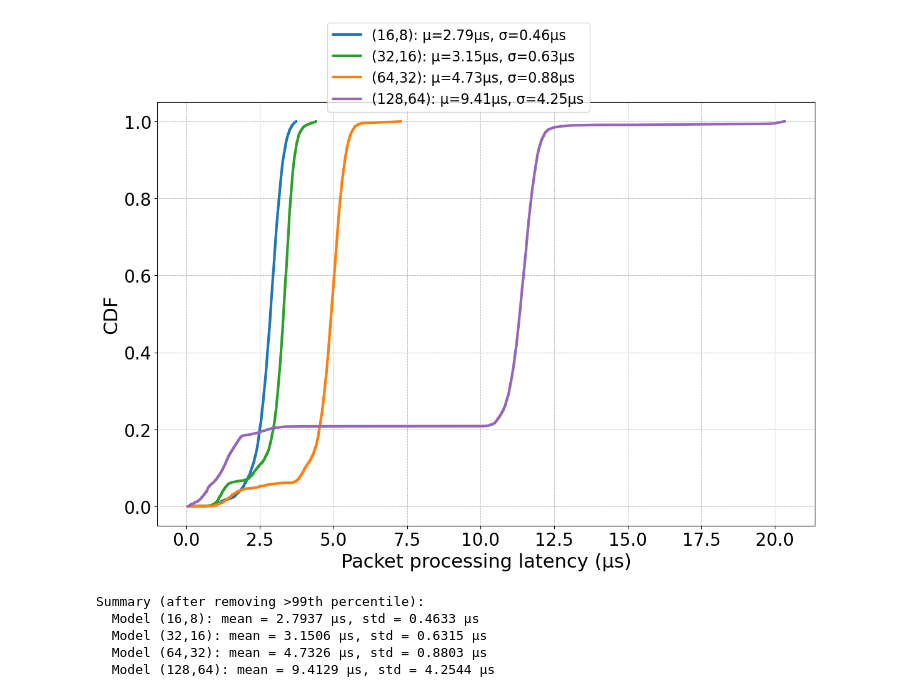
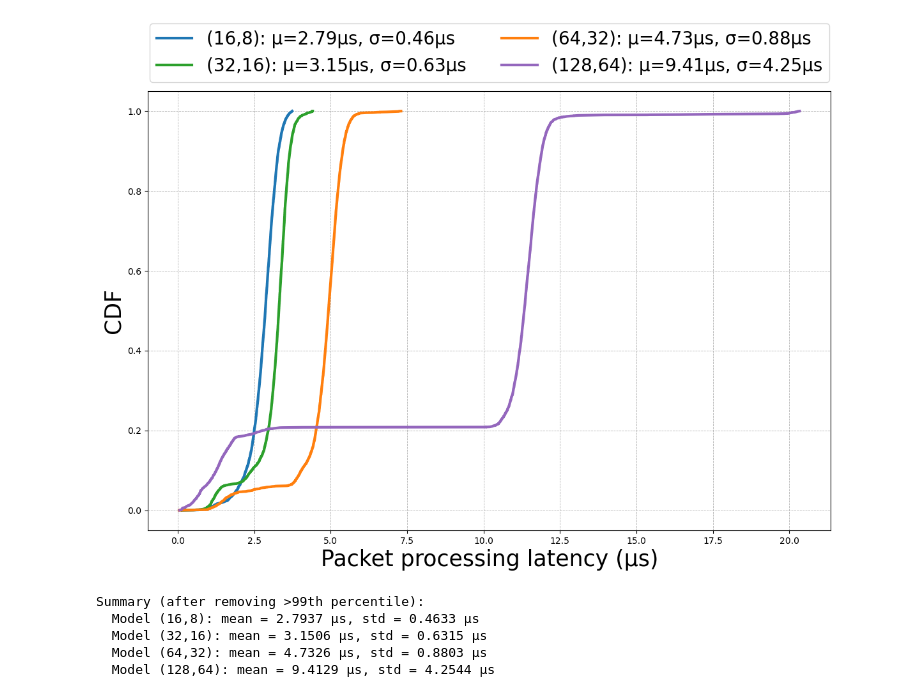
Before and after one commit to sergioJelizalde/DoH_DGA_training, a Jupyter notebook: notebooks/plots.ipynb, the cells around one changed output. Cells and saved outputs as stored; diff of their text form; code cells hidden in the pictures.

```diff
--- a/notebooks/plots.ipynb
+++ b/notebooks/plots.ipynb
@@ -9,7 +9,7 @@ dir_neon   = "/home/ubuntu/DoH_DGA_training/notebooks/lat_neon"
 dir_scalar = "/home/ubuntu/DoH_DGA_training/notebooks/lat_scalar"
 models = ['16', '32', '64', '128']   # subfolders to read
 tsc_hz = 300254821                   # TSC frequency (Hz) for cycles -> ns conversion
-take_head = 500                      # like your template: consider only first N rows
+take_head = 1000                      # like your template: consider only first N rows
 # -------------------------------------------------
 
 # Mapping model folder -> label for hidden layers
@@ -88,7 +88,7 @@ colors = ['#d0e7b3', '#a7b6c6']  # [NEON-green, Scalar-blue]
 x     = range(len(labels))
 width = 0.35
 
-fig, ax1 = plt.subplots(figsize=(11, 5))
+fig, ax1 = plt.subplots(figsize=(12, 9))
 
 # NEON bars on the left, Scalar on the right
 ax1.bar([i - width/2 for i in x], lat_neon_ns, width=width,
@@ -97,17 +97,17 @@ ax1.bar([i + width/2 for i in x], lat_scalar_ns, width=width,
         label="Scalar", color=colors[1], edgecolor="black", linewidth=1)
 
 ax1.set_yscale('log')
-ax1.set_xlabel("MLP hidden layer sizes", fontsize=18)
-ax1.set_ylabel("Inference latency [ns] (log scale)", fontsize=18)
+ax1.set_xlabel("MLP hidden layer sizes", fontsize=25)
+ax1.set_ylabel("Inference latency [ns] (log scale)", fontsize=25)
 ax1.set_xticks(list(x))
 ax1.set_xticklabels([model_label_map.get(l, l) for l in labels], fontsize=16)
 ax1.tick_params(axis="y", labelsize=14)
 
 # secondary axis for speedup
 ax2 = ax1.twinx()
-ax2.plot(x, speedup, marker="o", linestyle="-", color="black", label="Speedup (Scalar / NEON)")
-ax2.set_ylabel("Speedup ratio (Scalar / NEON)", fontsize=18)
-ax2.tick_params(axis="y", labelsize=18)
+ax2.plot(x, speedup, marker="o", linestyle="-", color="black", label="Speedup")
+ax2.set_ylabel("Speedup ratio", fontsize=25)
+ax2.tick_params(axis="y", labelsize=20)
 
 # custom label offsets
 offsets = [(-29, 5), (0, 5), (30, -25), (-35, -10)]
@@ -115,13 +115,13 @@ for (xi, sp), ofs in zip(zip(x, speedup), offsets):
     ax2.annotate(f"{sp:.2f}×",
                  xy=(xi, sp), xytext=ofs,
                  textcoords="offset points",
-                 ha="center", va="bottom", fontsize=18)
+                 ha="center", va="bottom", fontsize=20)
 
 # combined legend
 h1, l1 = ax1.get_legend_handles_labels()
 h2, l2 = ax2.get_legend_handles_labels()
-ax1.legend(h1 + h2, l1 + l2, loc="upper left", fontsize=14, ncol=2)
-
+ax1.legend(h1 + h2, l1 + l2, loc="upper left", fontsize=20, ncol=2)
+plt.savefig("mlp_neon_scalar_inference_lat.pdf", bbox_inches="tight", dpi=300)
 plt.tight_layout()
 plt.show()
 # %% [output]
@@ -310,39 +311,40 @@ for model in models:
 
     # compute mean/std on filtered data
     mu = filtered.mean()
     sigma = filtered.std(ddof=0)
     summary_stats[model] = (mu, sigma)
 
     # Compute CDF using filtered values
     sorted_vals = np.sort(filtered)
     cdf = np.arange(1, len(sorted_vals) + 1) / len(sorted_vals)
 
     label = f"{model_label_map.get(model, model)}: µ={mu:.2f}µs, σ={sigma:.2f}µs"
     ax.plot(sorted_vals, cdf, label=label, color=colors.get(model), linewidth=3)
 
 # Build legend and place it above the plot (like a title) with one entry per line
 handles, labels = ax.get_legend_handles_labels()
 fig.legend(handles, labels,
            loc='upper center',
-           bbox_to_anchor=(0.5, 1.02),  # slightly above the top of the axes
-           ncol=1,                      # stacked vertically
-           fontsize=16,
+           bbox_to_anchor=(0.53, 1),  # slightly above the top of the axes
+           ncol=2,                      # stacked vertically
+           fontsize=20,
            frameon=True)
 
 # Formatting
-ax.set_xlabel("Packet processing latency (µs)", fontsize=22)
-ax.set_ylabel("CDF", fontsize=22)
+ax.set_xlabel("Packet processing latency (µs)", fontsize=25)
+ax.set_ylabel("CDF", fontsize=25)
 ax.grid(True, which='both', linestyle='--', linewidth=0.6)
 
 # leave room at the top for the legend
 plt.tight_layout(rect=[0, 0, 1, 0.90])
+plt.savefig("mlp_scalar_pkt_lat.pdf", bbox_inches="tight", dpi=300)
 plt.show()
 
 print(f"\nSummary (after removing >{percentile_cut}th percentile):")
 for m, (mu, sigma) in summary_stats.items():
     print(f"  Model {model_label_map.get(m, m)}: mean = {mu:.4f} µs, std = {sigma:.4f} µs")
 # %% [output]
-[figure, old version]
+[figure, new version]
 Summary (after removing >99th percentile):
   Model (16,8): mean = 2.7937 µs, std = 0.4633 µs
   Model (32,16): mean = 3.1506 µs, std = 0.6315 µs
```
Also changed, not shown: parts of 2 cells of this notebook, 10 other files.
